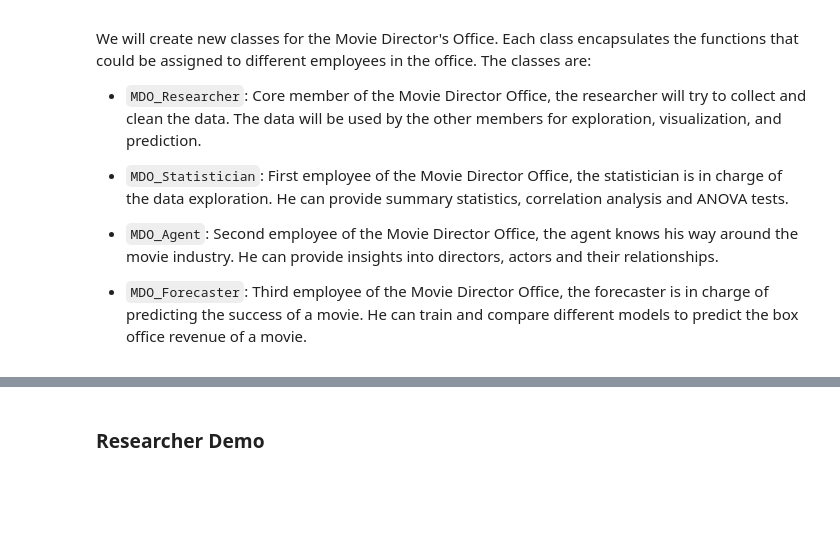
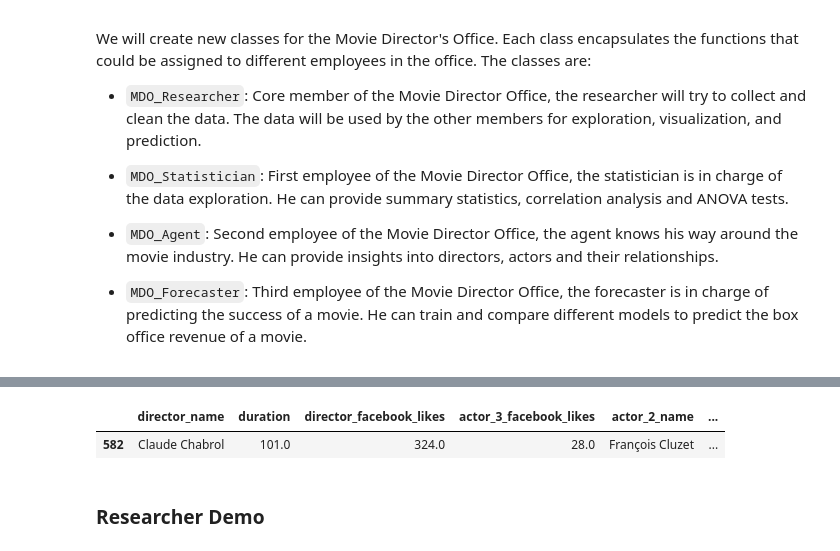
Before and after one commit to MathieuDemarets/hackathon, a Jupyter notebook: movie_director_office.ipynb, the cells around one changed output, grey strips where cells are left out. Cells and saved outputs as stored; diff of their text form; code cells hidden in the pictures; blank space fills up the shorter version.

```diff
--- a/movie_director_office.ipynb
+++ b/movie_director_office.ipynb
@@ -20,3 +17,8 @@ Please, meet our team: Researcher, Statistician, Agent, and Forecaster.
+# %%
+pd.read_csv('mdo/data/enriched_data.csv').sort_values(by="profit", ascending=True).head(1)
+# %% [output]
+|  | director_name | duration | director_facebook_likes | actor_3_facebook_likes | actor_2_name | ... |
+| 582 | Claude Chabrol | 101.0 | 324.0 | 28.0 | François Cluzet | ... |
 # %% [markdown]
 ### Researcher Demo
 # %%
```
Also changed, not shown: parts of 5 cells of this notebook, 2 other files.
